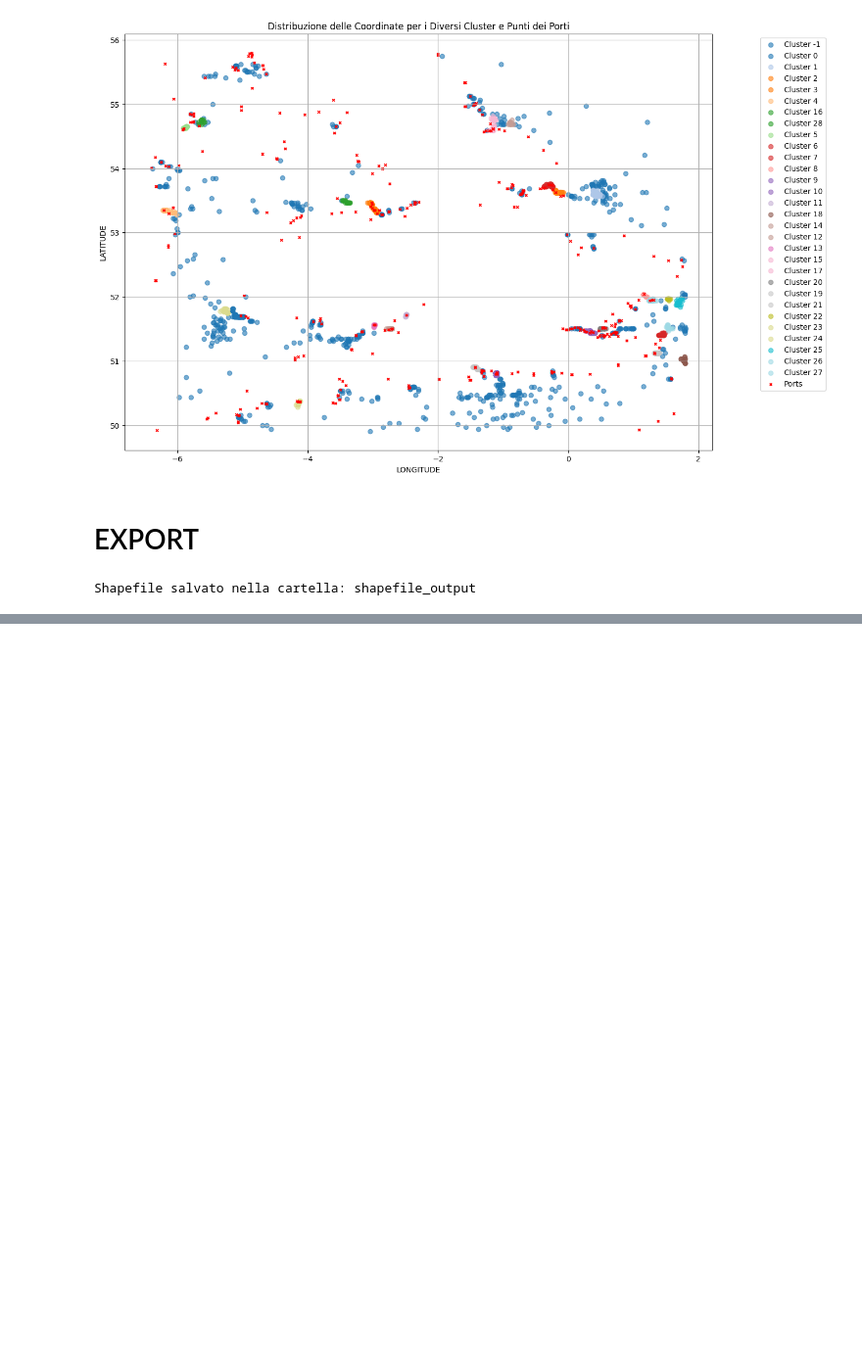
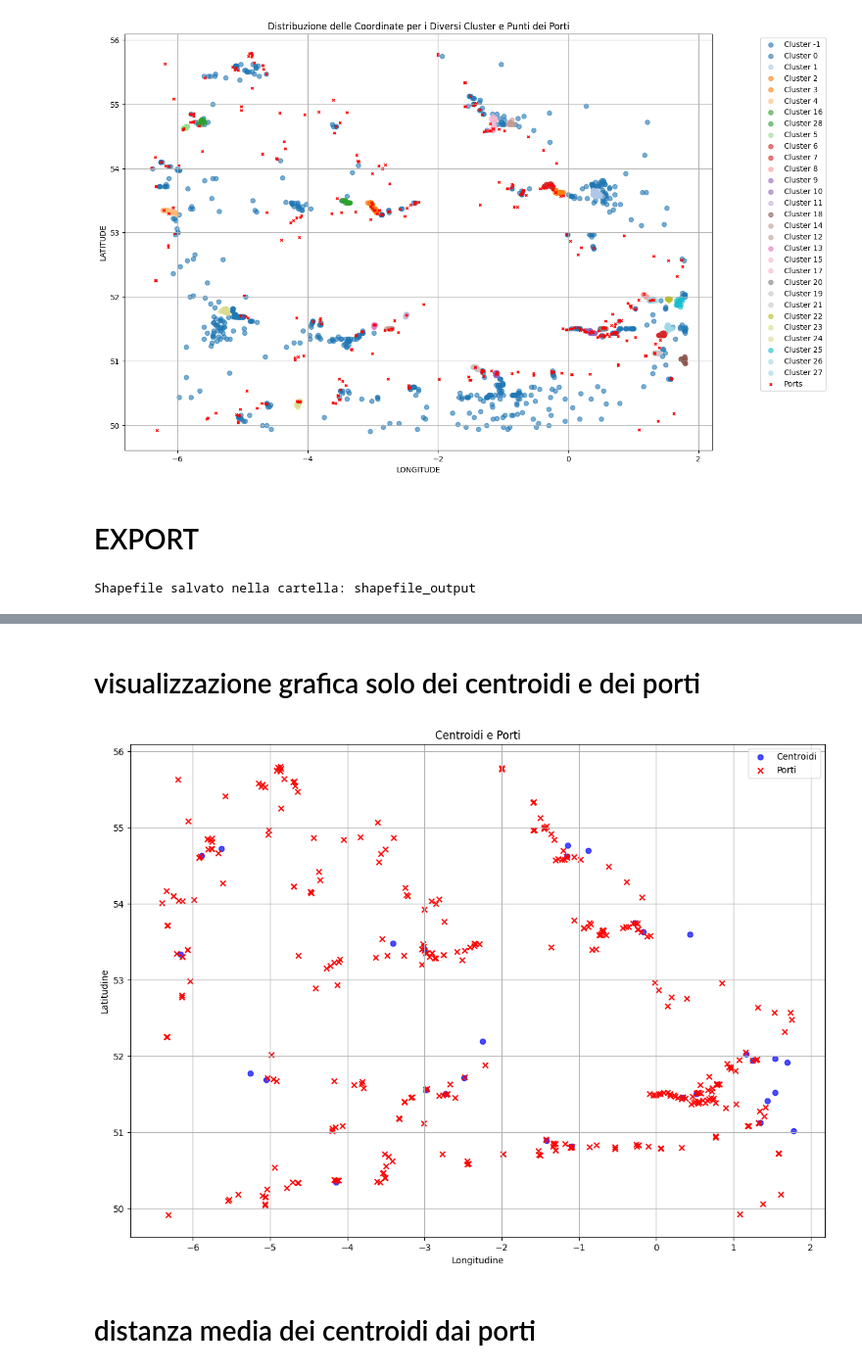
Before and after one commit to nudric25/tesi, a Jupyter notebook: CLU/CLU_mainclass.ipynb, the cells around one changed output, grey strips where cells are left out. Shown at 98% size. Saved outputs shown, nothing was run; the diff lists cells and outputs as text; code cells hidden in the pictures; blank space fills up the shorter version.

```diff
--- a/CLU/CLU_mainclass.ipynb
+++ b/CLU/CLU_mainclass.ipynb
@@ -168,0 +232,27 @@ print(centroids)
+# %% [markdown]
+# visualizzazione grafica solo dei centroidi e dei porti
+# %%
+import matplotlib.pyplot as plt
+
+# Creiamo una figura
+plt.figure(figsize=(14, 10))
+
+# Plot dei centroidi
+plt.scatter(centroids['CENTROID_LONGITUDE'], centroids['CENTROID_LATITUDE'],
+            c='blue', marker='o', label='Centroidi', alpha=0.7)
+
+# Plot dei porti
+plt.scatter(ports['LONGITUDE'], ports['LATITUDE'],
+            c='red', marker='x', label='Porti')
+
+# Aggiungi le etichette e il titolo
+plt.xlabel('Longitudine')
+plt.ylabel('Latitudine')
+plt.title('Centroidi e Porti')
+plt.legend(loc='best')
+plt.grid(True)
+plt.show()
+# %% [output]
+[figure, added]
+# %% [markdown]
+# distanza media dei centroidi dai porti
```
Also changed, not shown: parts of 3 cells of this notebook.
